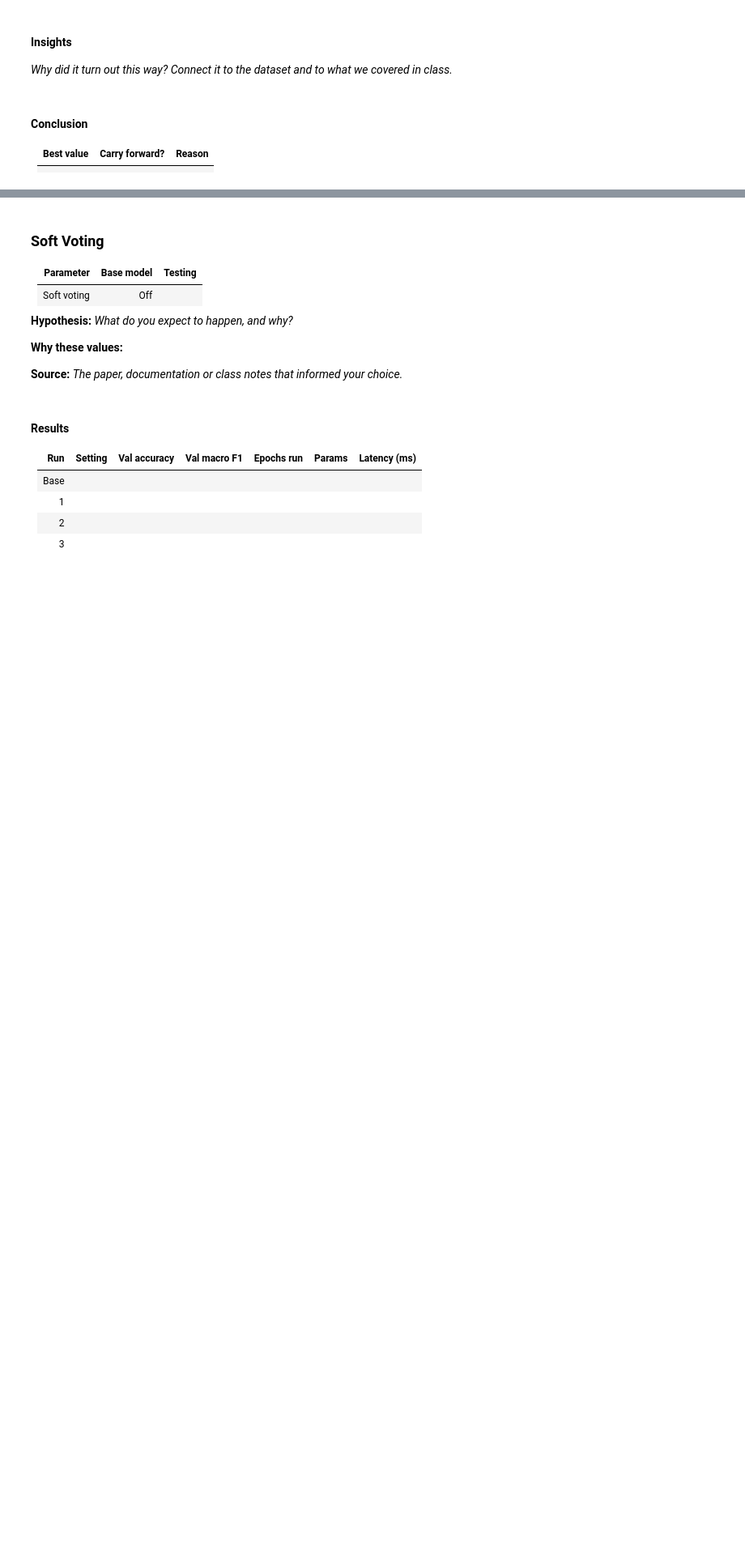
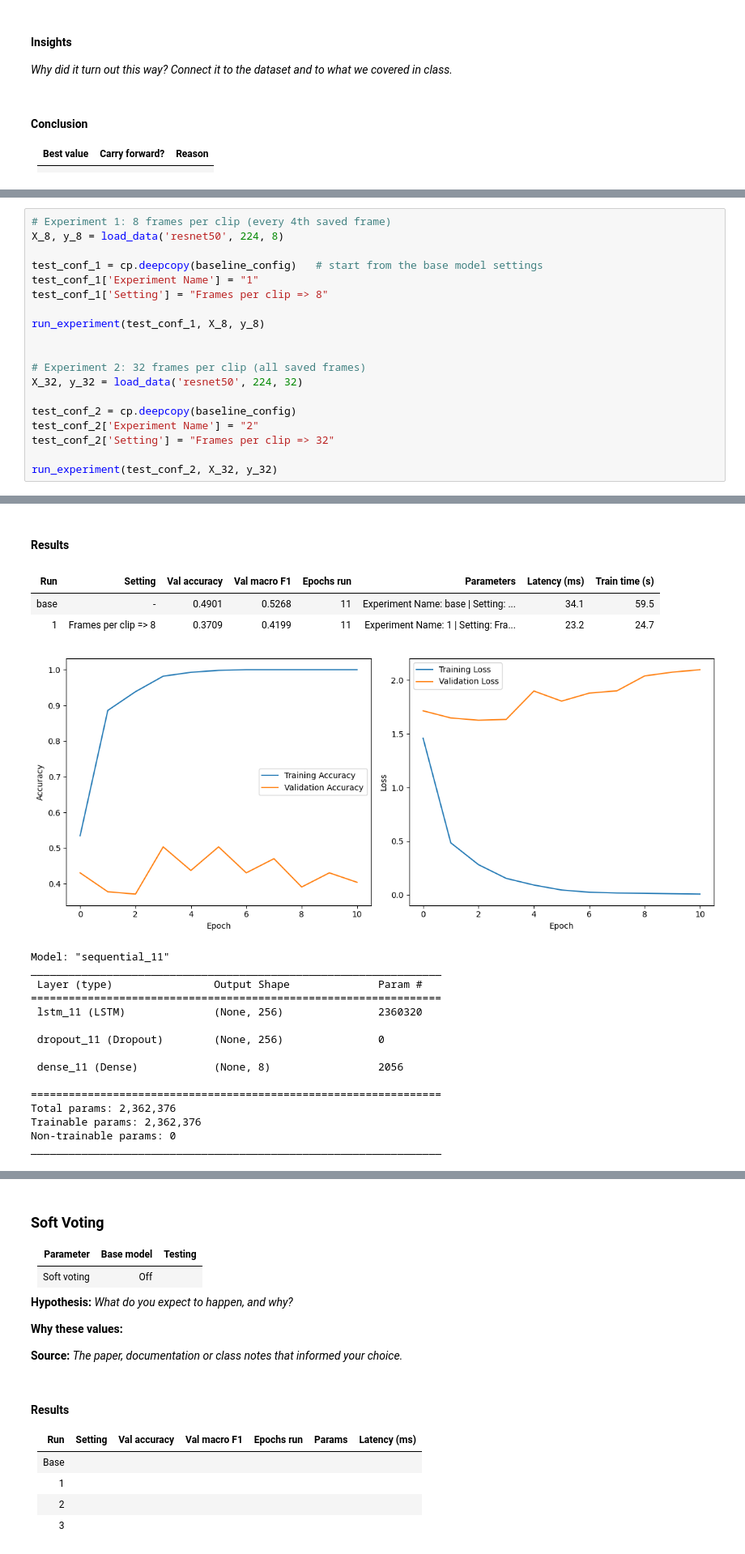
Before and after one commit to AylieNagler/Exercise-Classification-CNN-LSTM, a Jupyter notebook: NOTEBOOKS/03_fahad_experiments.ipynb, the cells around one changed output, grey strips where cells are left out. Shown at 81% size. Drawn from its saved outputs; the diff is of its cells as text; blank space fills up the shorter version.

```diff
--- a/NOTEBOOKS/03_fahad_experiments.ipynb
+++ b/NOTEBOOKS/03_fahad_experiments.ipynb
@@ -427,0 +432,20 @@ _Why did it turn out this way? Connect it to the dataset and to what we covered
+# %%
+# Experiment 1: 8 frames per clip (every 4th saved frame)
+X_8, y_8 = load_data('resnet50', 224, 8)
+
+test_conf_1 = cp.deepcopy(baseline_config)   # start from the base model settings
+test_conf_1['Experiment Name'] = "1"
+test_conf_1['Setting'] = "Frames per clip => 8"
+
+run_experiment(test_conf_1, X_8, y_8)
+
+
+# Experiment 2: 32 frames per clip (all saved frames)
+X_32, y_32 = load_data('resnet50', 224, 32)
+
+test_conf_2 = cp.deepcopy(baseline_config)
+test_conf_2['Experiment Name'] = "2"
+test_conf_2['Setting'] = "Frames per clip => 32"
+
+run_experiment(test_conf_2, X_32, y_32)
+# %% [output]
@@ -427,0 +467,20 @@ _Why did it turn out this way? Connect it to the dataset and to what we covered
+Results
+| Run | Setting | Val accuracy | Val macro F1 | Epochs run | Parameters | Latency (ms) | Train time (s) |
+| base | - | 0.4901 | 0.5268 | 11 | Experiment Name: base | Setting: ... | 34.1 | 59.5 |
+| 1 | Frames per clip => 8 | 0.3709 | 0.4199 | 11 | Experiment Name: 1 | Setting: Fra... | 23.2 | 24.7 |
+[figure, added]
+Model: "sequential_11"
+_________________________________________________________________
+ Layer (type)                Output Shape              Param #
+=================================================================
+ lstm_11 (LSTM)              (None, 256)               2360320
+
+ dropout_11 (Dropout)        (None, 256)               0
+
+ dense_11 (Dense)            (None, 8)                 2056
+
+=================================================================
+Total params: 2,362,376
+Trainable params: 2,362,376
+Non-trainable params: 0
+_________________________________________________________________
```
Also changed, not shown: parts of 9 cells of this notebook.
